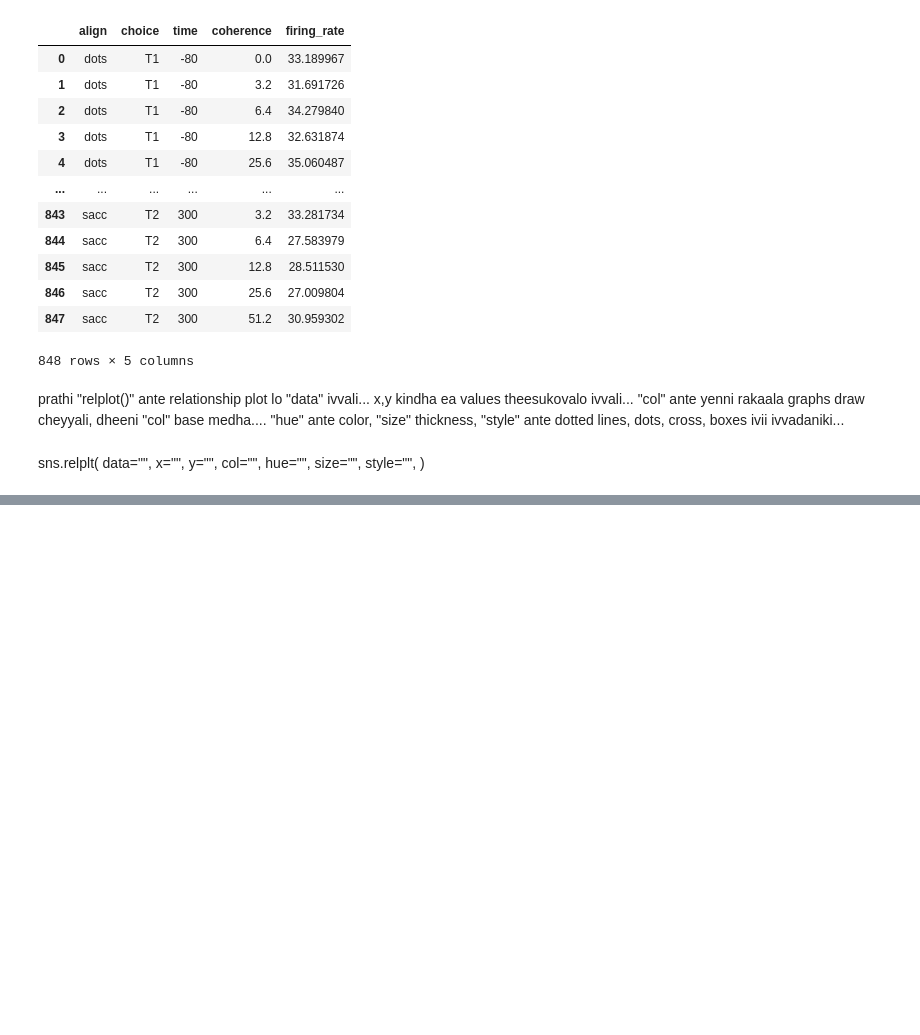
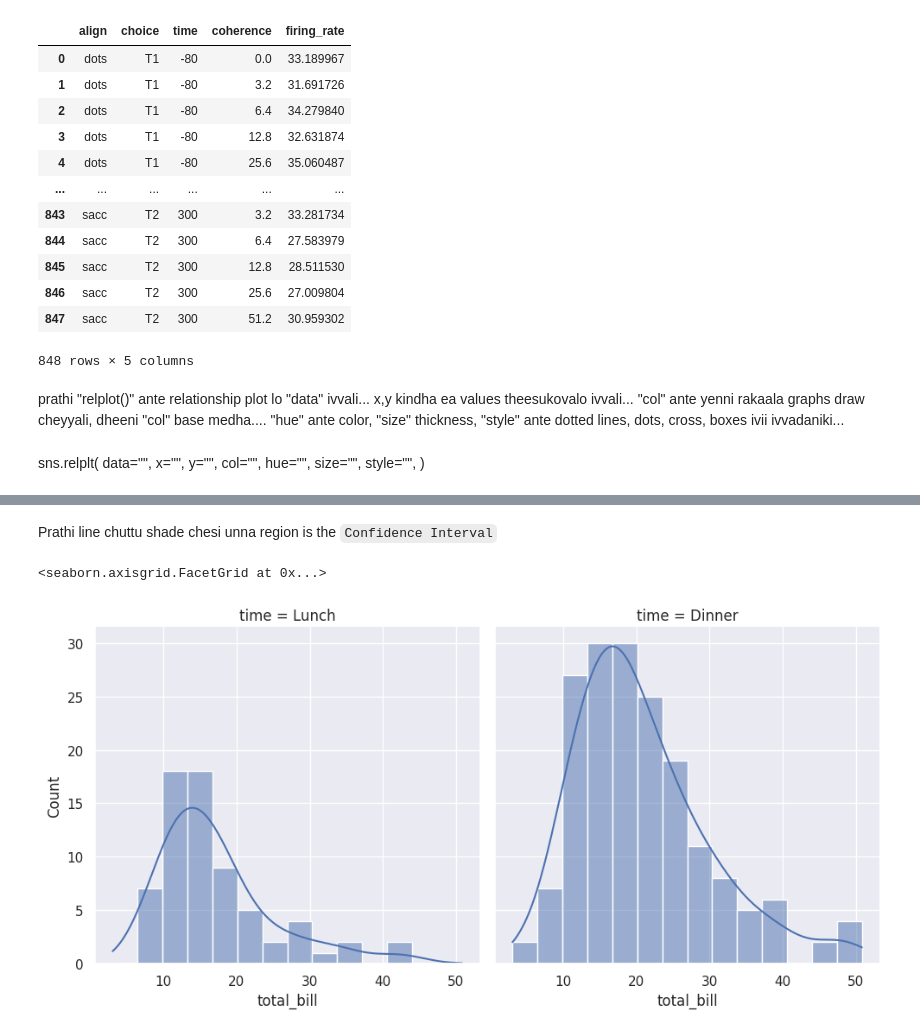
Before and after one commit to SaiShashankG/vs_code, a Jupyter notebook: seaborn_Prac.ipynb, the cells around one changed output, grey strips where cells are left out. Cells and saved outputs as stored; diff of their text form; code cells hidden in the pictures; blank space fills up the shorter version.

```diff
--- a/seaborn_Prac.ipynb
+++ b/seaborn_Prac.ipynb
@@ -79,0 +116,9 @@ sns.relplt(
+# %% [markdown]
+Prathi line chuttu shade chesi unna region is the `Confidence Interval`
+# %%
+## Distributional Representation
+sns.displot(data=tips, x="total_bill", col="time", kde=True)
+## kde- kernel density estimation... Aa line ni kde antaaru
+# %% [output]
+<seaborn.axisgrid.FacetGrid at 0x...>
+[figure, added]
```
Also changed, not shown: parts of 16 cells of this notebook, 2 other files.
